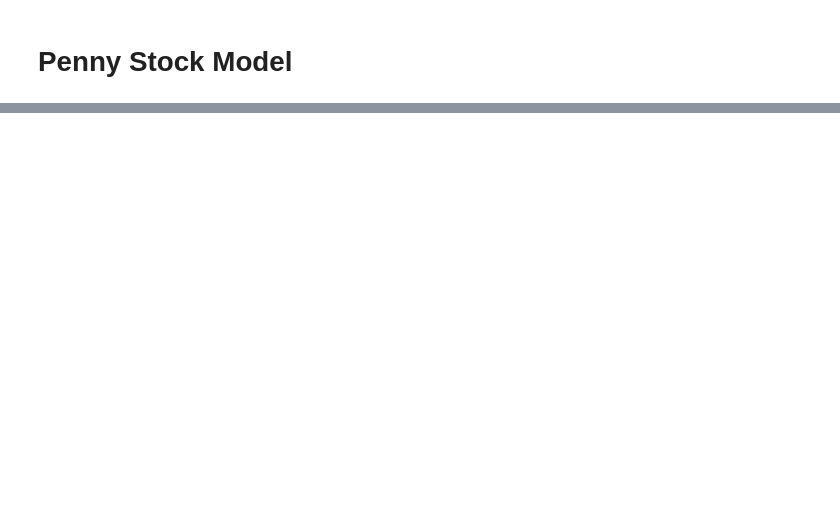
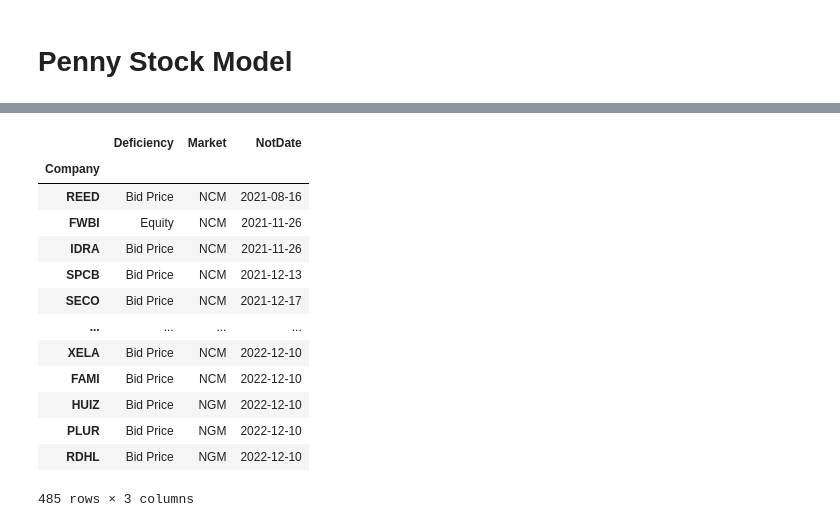
Before and after one commit to volry/Stocks-PF-stategy, a Jupyter notebook: Stocks-PF-strategy.ipynb, the cells around one changed output, grey strips where cells are left out. Cells and saved outputs as stored; diff of their text form; code cells hidden in the pictures; blank space fills up the shorter version.

```diff
--- a/Stocks-PF-strategy.ipynb
+++ b/Stocks-PF-strategy.ipynb
@@ -16,3 +41,20 @@ TradeAfterDays = 150 # begin trade after TradeAfterDays days from start
+# %%
+list_stocks
+# %% [output]
+|  | Deficiency | Market | NotDate |
+| Company |  |  |  |
+| REED | Bid Price | NCM | 2021-08-16 |
+| FWBI | Equity | NCM | 2021-11-26 |
+| IDRA | Bid Price | NCM | 2021-11-26 |
+| SPCB | Bid Price | NCM | 2021-12-13 |
+| SECO | Bid Price | NCM | 2021-12-17 |
+| ... | ... | ... | ... |
+| XELA | Bid Price | NCM | 2022-12-10 |
+| FAMI | Bid Price | NCM | 2022-12-10 |
+| HUIZ | Bid Price | NGM | 2022-12-10 |
+| PLUR | Bid Price | NGM | 2022-12-10 |
+| RDHL | Bid Price | NGM | 2022-12-10 |
+485 rows × 3 columns
 # %%
 # load ticker list from excel-file
 list_stocks = pd.read_excel('inputFiles/list_stocks.xlsx', index_col ='Company')
```
Also changed, not shown: parts of 9 cells of this notebook.
